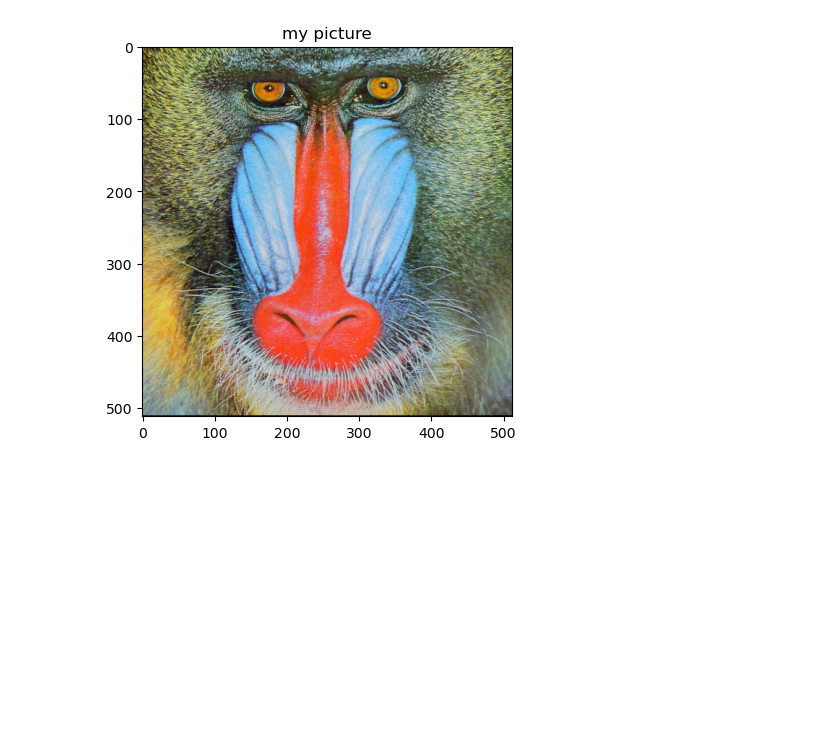
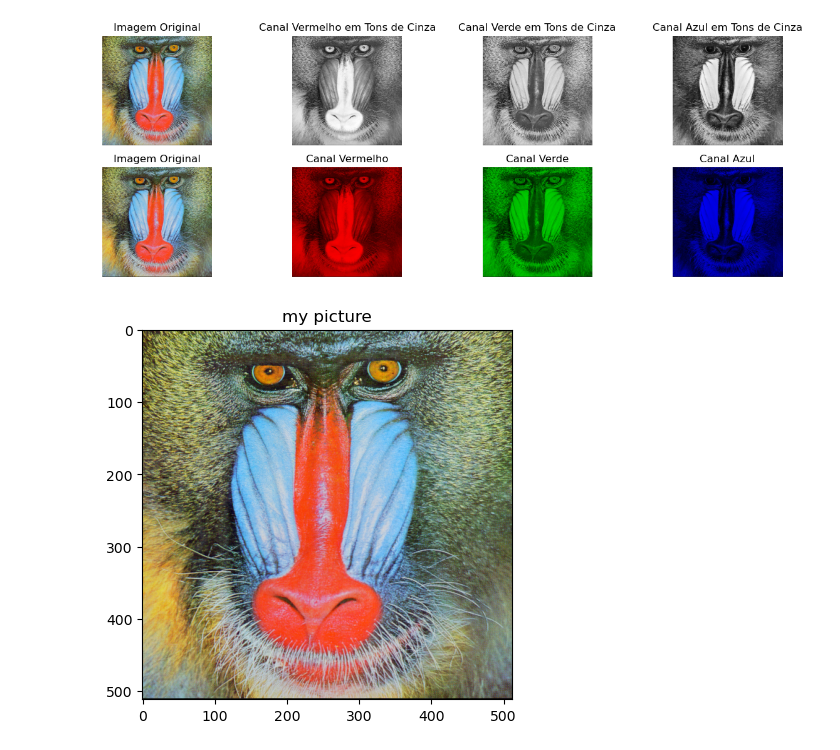
Before and after one commit to MarryAngel/Processamento-de-Imagem, a Jupyter notebook: [Trab01] Estenografia/esteganografia.ipynb, the cells around one changed output. Drawn from its saved outputs; the diff is of its cells as text; code cells hidden in the pictures; blank space fills up the shorter version.

```diff
--- a/[Trab01] Estenografia/esteganografia.ipynb
+++ b/[Trab01] Estenografia/esteganografia.ipynb
@@ -5,3 +22,51 @@ import matplotlib.pyplot as plt
+# %%
+import cv2
+import numpy as np
+import matplotlib.pyplot as plt
+
+# Carregar a imagem e mudar o formato para RGB
+img = cv2.imread('baboon.png')
+imagem = cv2.cvtColor(img, cv2.COLOR_BGR2RGB)
+
+# Separar os canais de cor da imagem em níveis de cinza
+(canalVermelho, canalVerde, canalAzul) = cv2.split(imagem)
+
+# Visualizar o canal de cor na sua respectiva cor
+zeros = np.zeros(imagem.shape[:2], dtype = "uint8")
+img_CanalVermelho = cv2.merge([canalVermelho,zeros, zeros])
+img_CanalVerde = cv2.merge([zeros, canalVerde, zeros])
+img_CanalAzul = cv2.merge([zeros, zeros, canalAzul])
+
+# Mostras as imagens
+fig, subimagem = plt.subplots(2, 4, figsize=(15, 5))
+subimagem[0,0].imshow(imagem)
+subimagem[0,0].set_title("Imagem Original")
+subimagem[0,0].axis('off')
+subimagem[0,1].imshow(canalVermelho, cmap='gray')
+subimagem[0,1].set_title("Canal Vermelho em Tons de Cinza")
+subimagem[0,1].axis('off')
+subimagem[0,2].imshow(canalVerde, cmap='gray')
+subimagem[0,2].set_title("Canal Verde em Tons de Cinza")
+subimagem[0,2].axis('off')
+subimagem[0,3].imshow(canalAzul, cmap='gray')
+subimagem[0,3].set_title("Canal Azul em Tons de Cinza")
+subimagem[0,3].axis('off')
+subimagem[1,0].imshow(imagem)
+subimagem[1,0].set_title("Imagem Original")
+subimagem[1,0].axis('off')
+subimagem[1,1].imshow(img_CanalVermelho)
+subimagem[1,1].set_title("Canal Vermelho")
+subimagem[1,1].axis('off')
+subimagem[1,2].imshow(img_CanalVerde)
+subimagem[1,2].set_title("Canal Verde")
+subimagem[1,2].axis('off')
+subimagem[1,3].imshow(img_CanalAzul)
+subimagem[1,3].set_title("Canal Azul")
+subimagem[1,3].axis('off')
+
+plt.show()
+# %% [output]
+[figure, added]
 # %%
 def mostrar_imagem(imagem, titulo, colorMap = None):
     if colorMap is not None:
```
Also changed, not shown: parts of 10 cells of this notebook.
